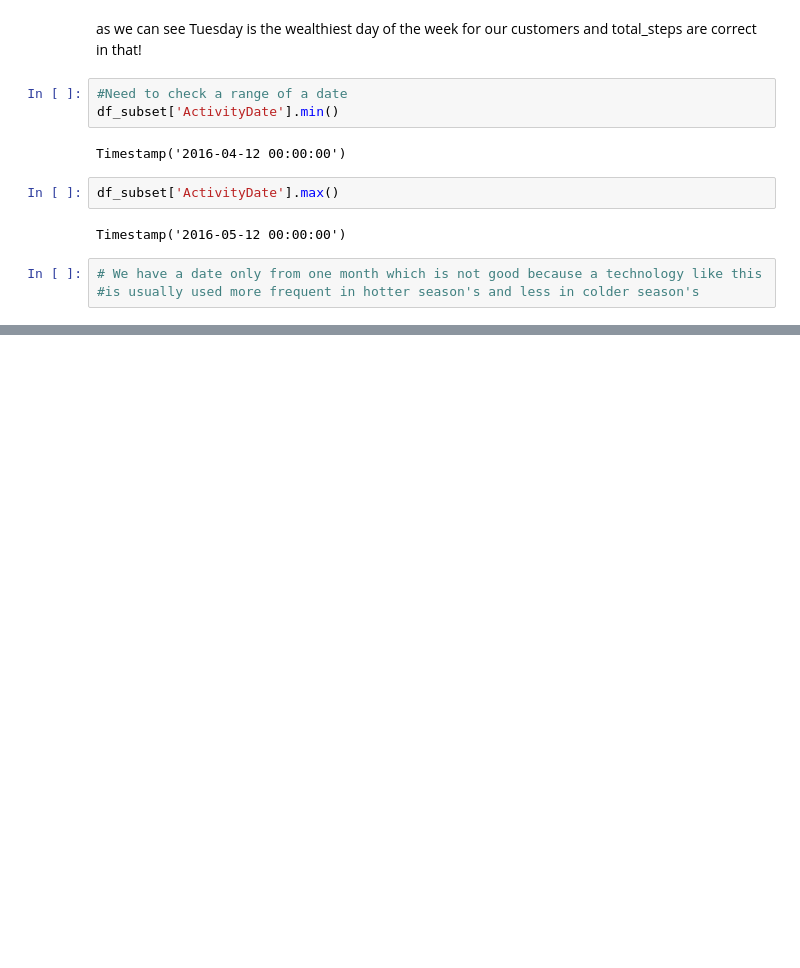
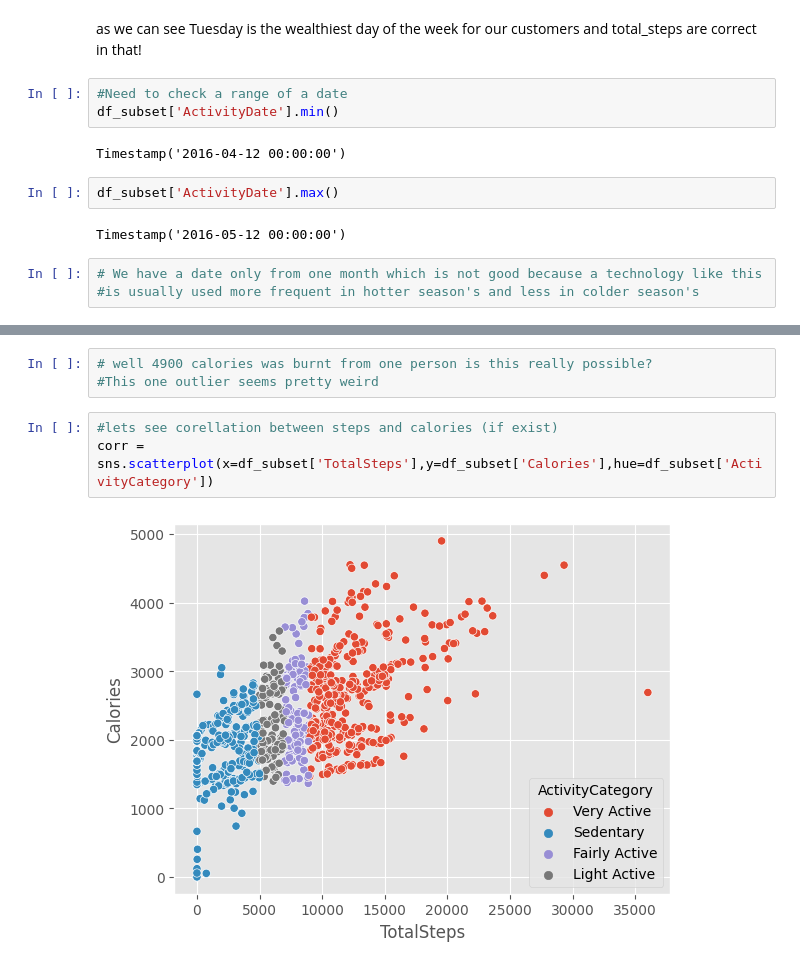
Before and after one commit to JJDataAnalyst-viz/Bellabeat_Project, a Jupyter notebook: Stage_4_Analyze/analysis.ipynb, the cells around one changed output, grey strips where cells are left out. Drawn from its saved outputs; the diff is of its cells as text; blank space fills up the shorter version.

```diff
--- a/Stage_4_Analyze/analysis.ipynb
+++ b/Stage_4_Analyze/analysis.ipynb
@@ -185,0 +262,8 @@ Timestamp('2016-05-12 00:00:00')
+# %%
+# well 4900 calories was burnt from one person is this really possible?
+#This one outlier seems pretty weird
+# %%
+#lets see corellation between steps and calories (if exist)
+corr = sns.scatterplot(x=df_subset['TotalSteps'],y=df_subset['Calories'],hue=df_subset['ActivityCategory'])
+# %% [output]
+[figure, added]
```
Also changed, not shown: parts of 23 cells of this notebook.
